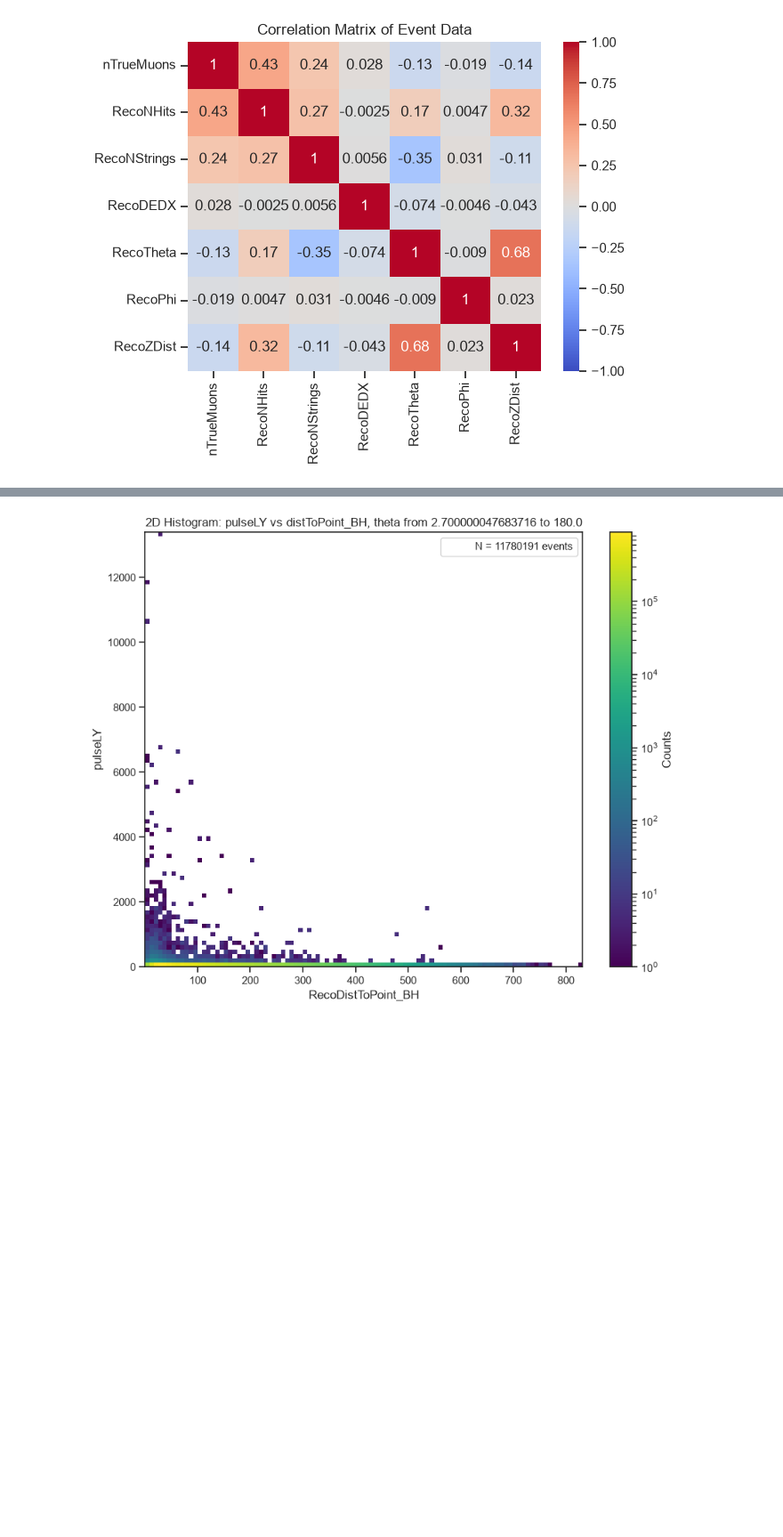
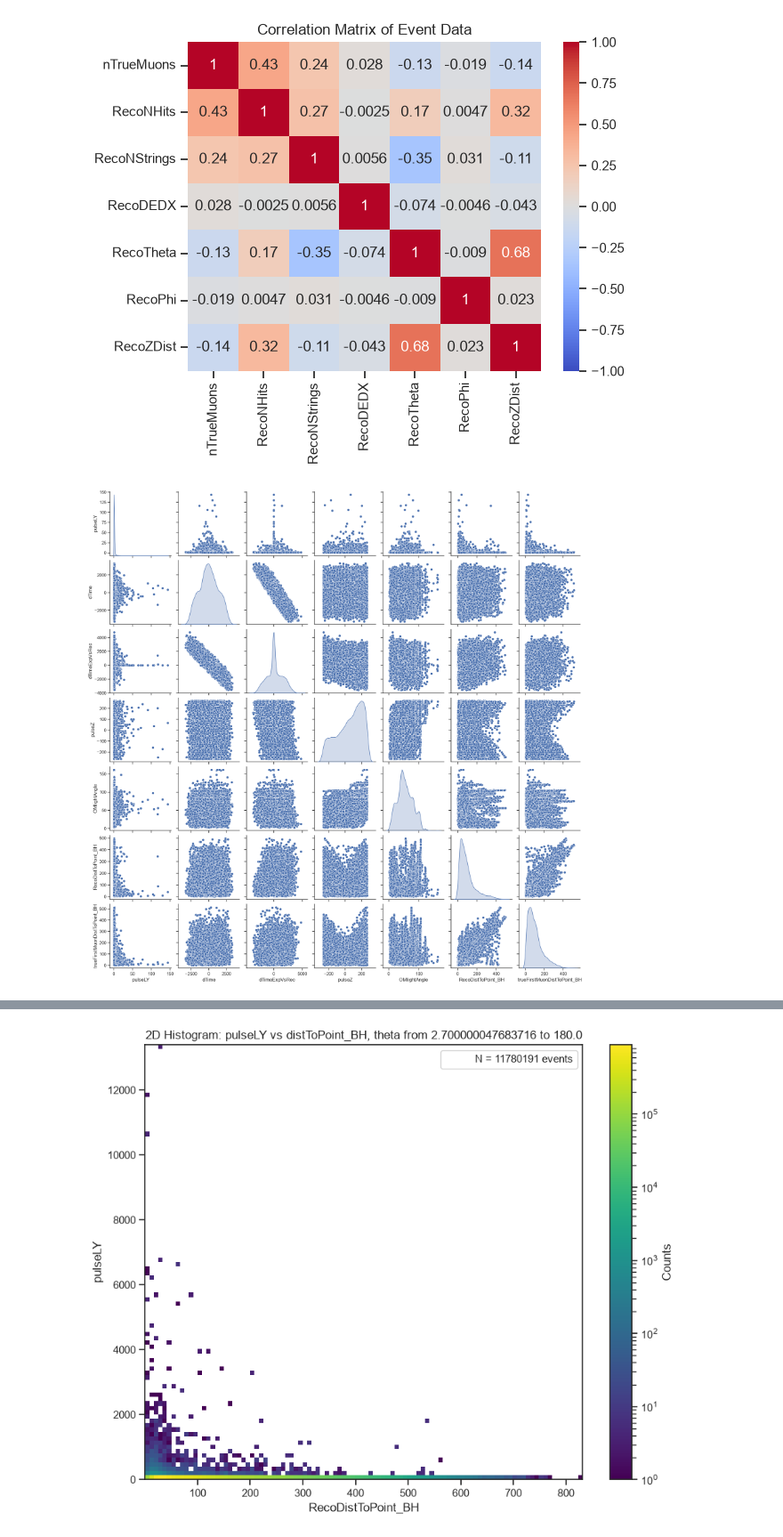
Before and after one commit to alsed160201/baikal_dist_calibr, a Jupyter notebook: notebooks/data_research.ipynb, the cells around one changed output, grey strips where cells are left out. Shown at 89% size. Cells and saved outputs as stored; diff of their text form; code cells hidden in the pictures; blank space fills up the shorter version.

```diff
--- a/notebooks/data_research.ipynb
+++ b/notebooks/data_research.ipynb
@@ -97,3 +98,26 @@ RecoTheta    -0.008967   0.676252
 RecoPhi       1.000000   0.022501
 RecoZDist     0.022501   1.000000
 [figure]
+# %%
+sns.set_theme(style="ticks")
+
+# Выбираем нужные колонки
+data_subset = df_pulse.iloc[:10000][["pulseLY", "dTime", "dTimeExpVsRec", "pulseZ", "OMlightAngle", "RecoDistToPoint_BH", "trueFirstMuonDistToPoint_BH"]]
+
+g = sns.pairplot(
+    data_subset,
+    # kind="hist",            # Меняем точки на цветовую плотность!
+    diag_kind="kde",       # На диагонали оставляем одномерную плотность
+    corner=False,
+    # plot_kws={
+    #     # "fill": True,      # Заливать контуры цветом
+    #     # "thresh": 0,       # Показывать даже зоны с низкой плотностью
+    #     # "levels": 100,     # Плавность цветовых переходов (чем больше, тем плавнее)
+    #     "cmap": "RdBu_r"     # Цветовая палитра: от белого к насыщенному красному
+    # },
+    # diag_kws={'color': "Red", 'fill': True},
+)
+
+plt.show()
+# %% [output]
+[figure, added]
```
Also changed, not shown: parts of 12 cells of this notebook, 1 other file.
